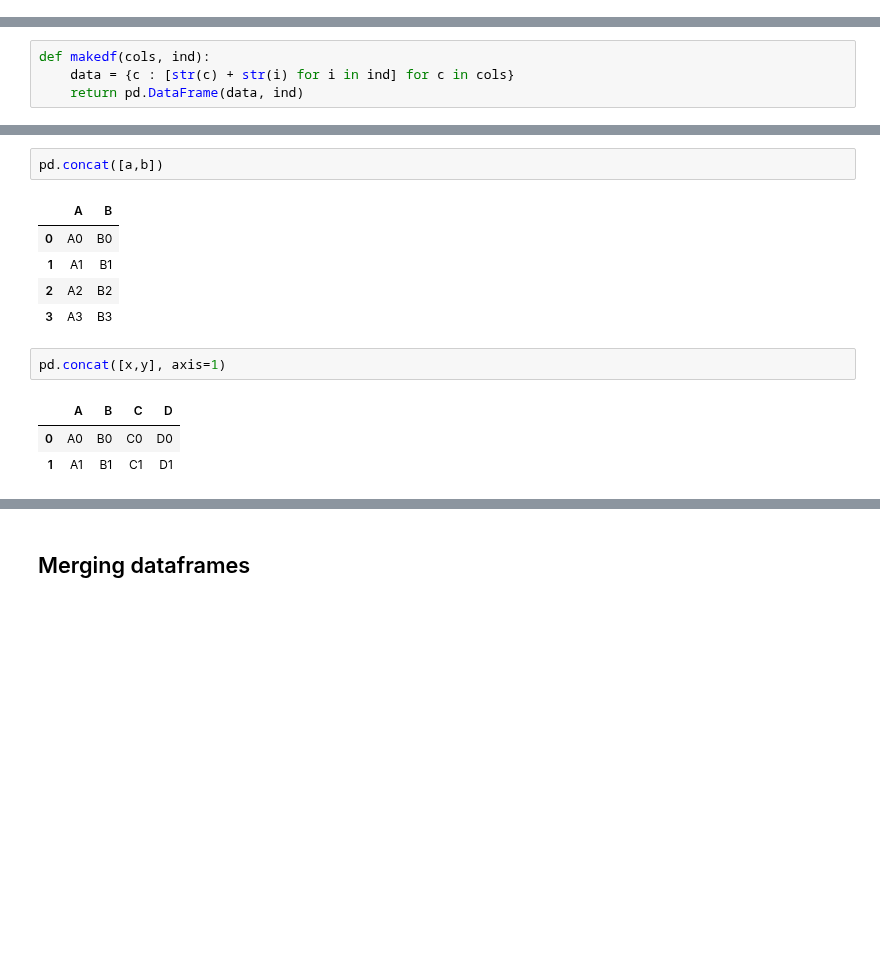
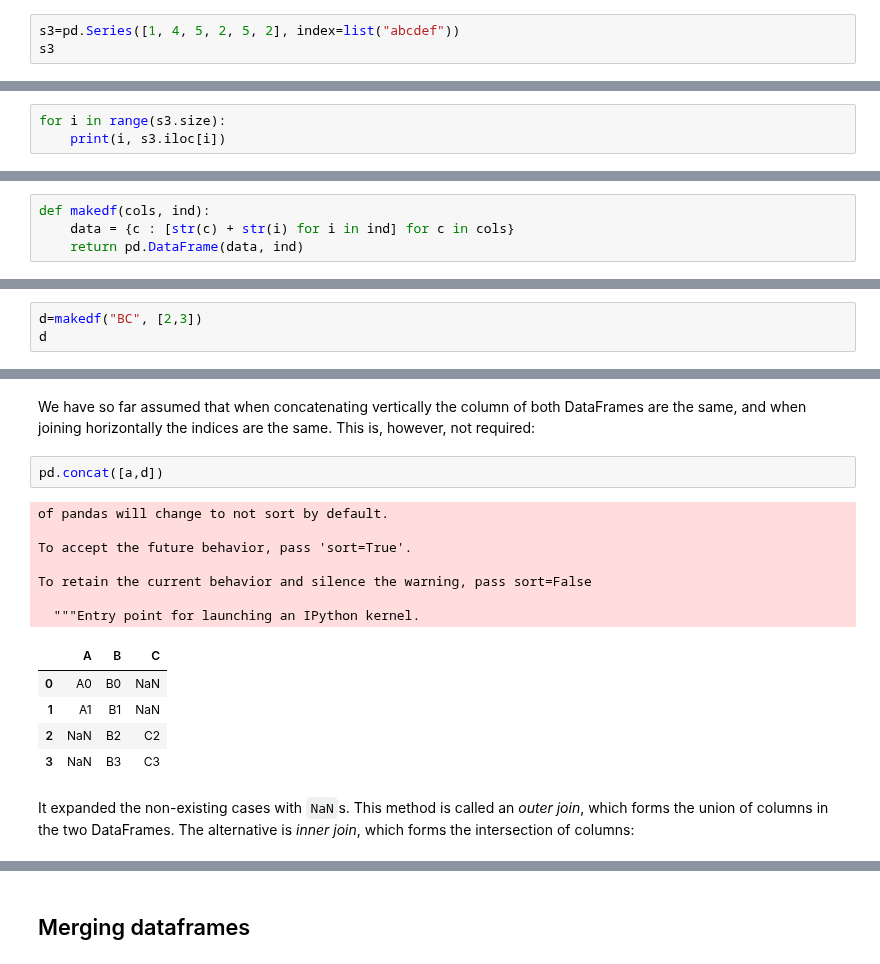
Before and after one commit to jttoivon/data-analysis-with-python-spring-2019, a Jupyter notebook: pandas.ipynb, the cells around one changed output, grey strips where cells are left out. Cells and saved outputs as stored; diff of their text form; blank space fills up the shorter version.

Commit message:
Added more material to Pandas section

```diff
--- a/pandas.ipynb
+++ b/pandas.ipynb
@@ -8,0 +126,3 @@ import pandas as pd
+# %%
+s3=pd.Series([1, 4, 5, 2, 5, 2], index=list("abcdef"))
+s3
@@ -8,0 +159,3 @@ import pandas as pd
+# %%
+for i in range(s3.size):
+    print(i, s3.iloc[i])
@@ -43,0 +229,3 @@ y
+# %%
+d=makedf("BC", [2,3])
+d
@@ -44,14 +302,19 @@ y
+# %% [markdown]
+We have so far assumed that when concatenating vertically the column of both DataFrames are the same, and when joining horizontally the indices are the same. This is, however, not required:
 # %%
-pd.concat([a,b])
+pd.concat([a,d])
 # %% [output]
+of pandas will change to not sort by default.
+
+To accept the future behavior, pass 'sort=True'.
+
+To retain the current behavior and silence the warning, pass sort=False
+
+  """Entry point for launching an IPython kernel.
-|  | A | B |
-| 0 | A0 | B0 |
-| 1 | A1 | B1 |
-| 2 | A2 | B2 |
-| 3 | A3 | B3 |
+|  | A | B | C |
+| 0 | A0 | B0 | NaN |
+| 1 | A1 | B1 | NaN |
+| 2 | NaN | B2 | C2 |
+| 3 | NaN | B3 | C3 |
-# %%
-pd.concat([x,y], axis=1)
-# %% [output]
-|  | A | B | C | D |
-| 0 | A0 | B0 | C0 | D0 |
-| 1 | A1 | B1 | C1 | D1 |
+# %% [markdown]
+It expanded the non-existing cases with `NaN`s. This method is called an *outer join*, which forms the union of columns in the two DataFrames. The alternative is *inner join*, which forms the intersection of columns:
```
Also changed, not shown: parts of 65 cells of this notebook, 2 other files.
